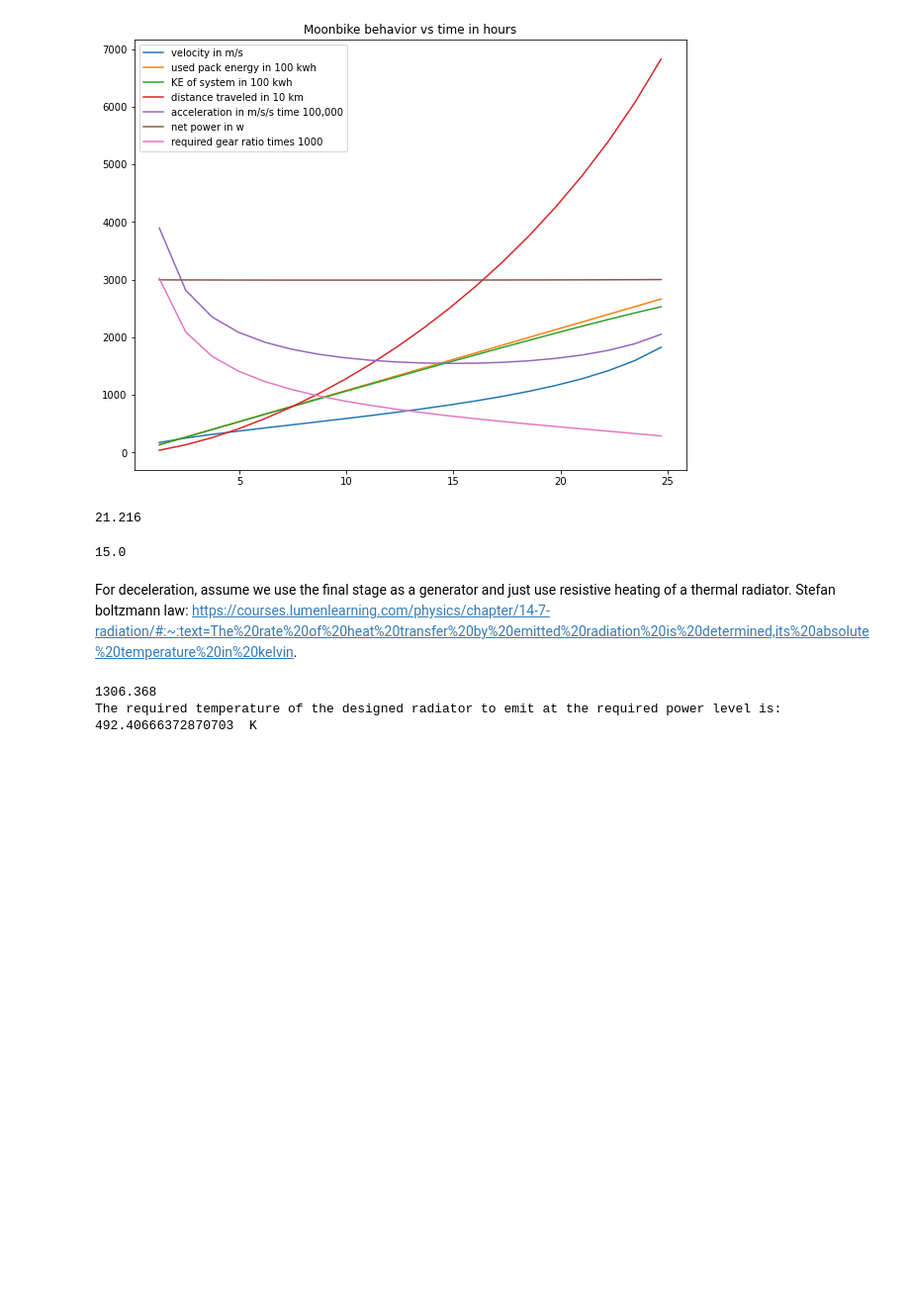
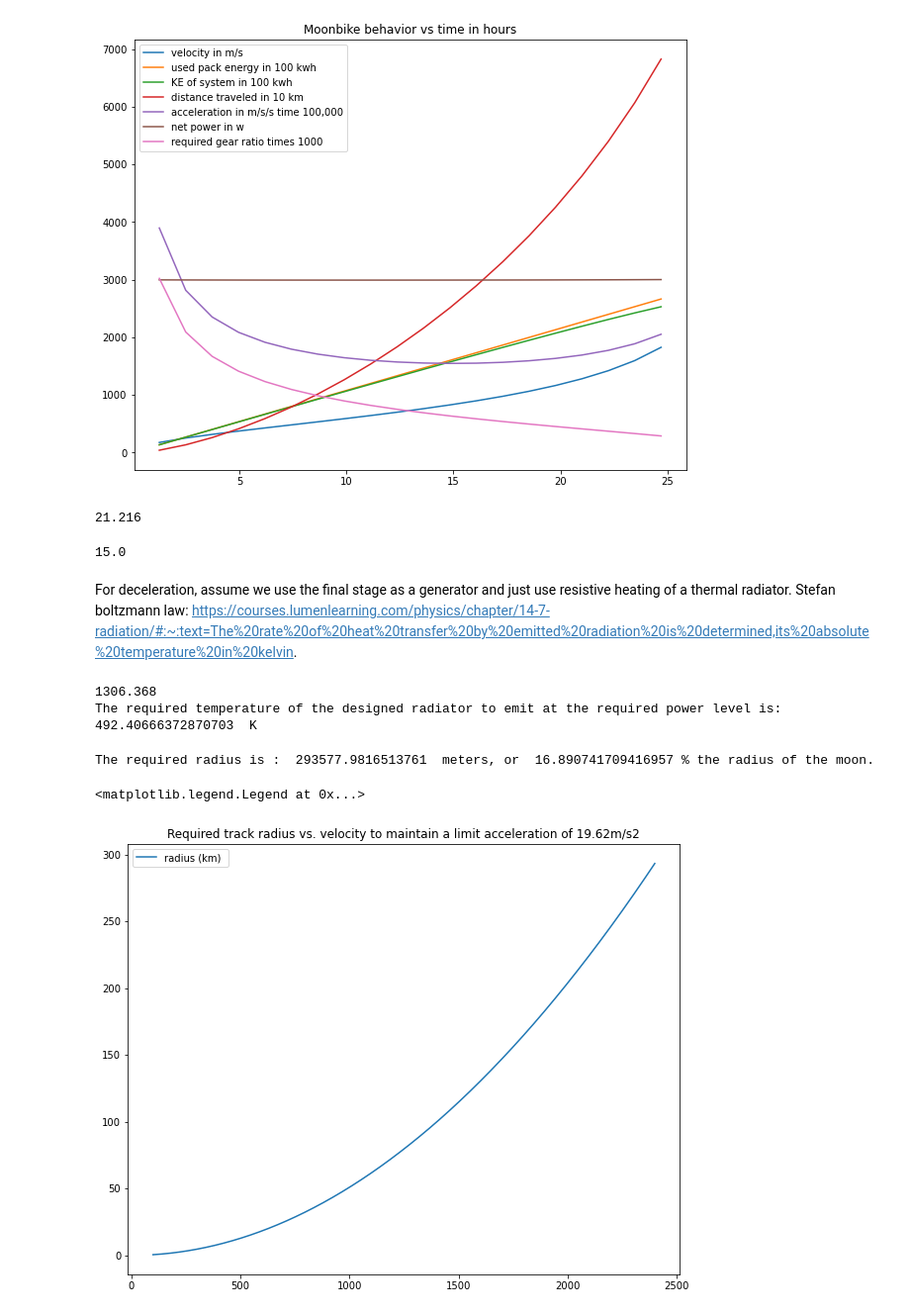
Before and after one commit to slurpsmcgoo/Moonshot6000, a Jupyter notebook: Analysis/MoonBike.ipynb, the cells around one changed output. Shown: that part at 99% size. Saved outputs shown, nothing was run; the diff lists cells and outputs as text; code cells hidden in the pictures; blank space fills up the shorter version.

```diff
--- a/Analysis/MoonBike.ipynb
+++ b/Analysis/MoonBike.ipynb
@@ -271,3 +271,23 @@ print('The required temperature of the designed radiator to emit at the required
 # %% [output]
 1306.368
 The required temperature of the designed radiator to emit at the required power level is:  492.40666372870703  K
+# %%
+#assuming we want to reach escape velocity of 2400 m/s by riding in a big bowl,
+# how big does the radius of the bowl need to be to avoid getting squished under acceleration
+escapeV = 2400
+limitAcceleration = 9.81*2 #assume 5 earth g is the limit
+radius = escapeV**2/limitAcceleration
+print('The required radius is : ',radius,' meters, or ',radius/radius_moon*100,'% the radius of the moon.')
+# %% [output]
+The required radius is :  293577.9816513761  meters, or  16.890741709416957 % the radius of the moon.
+# %%
+velocity = np.arange(100,2400)
+radius = np.power(velocity,2)/limitAcceleration
+plt.figure()
+plt.plot(velocity,radius/1000,label='radius (km) ')
+title = 'Required track radius vs. velocity to maintain a limit acceleration of '+ str(limitAcceleration) +'m/s2'
+plt.title(title)
+plt.legend()
+# %% [output]
+<matplotlib.legend.Legend at 0x...>
+[figure, added]
```
Also changed, not shown: parts of 2 cells of this notebook.
